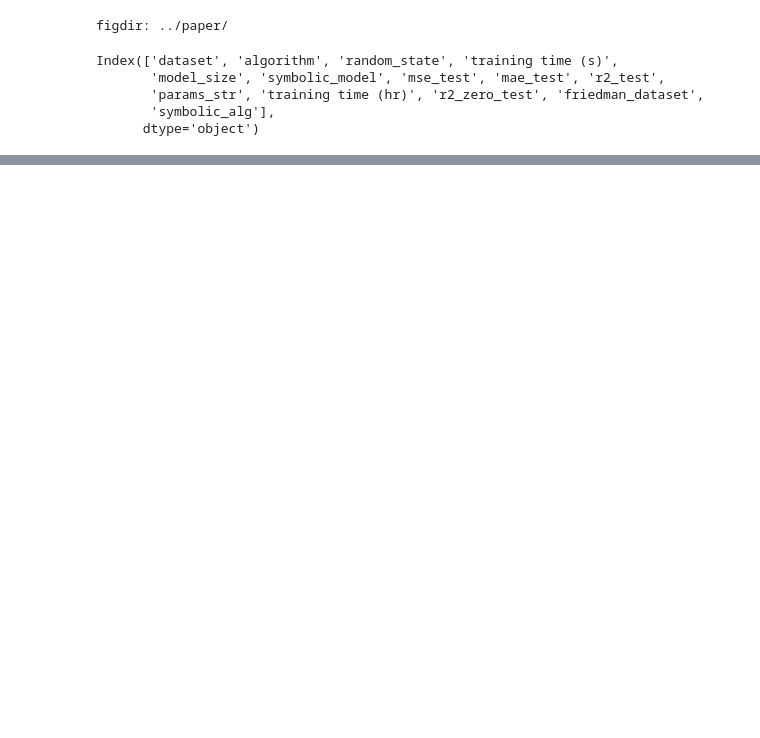
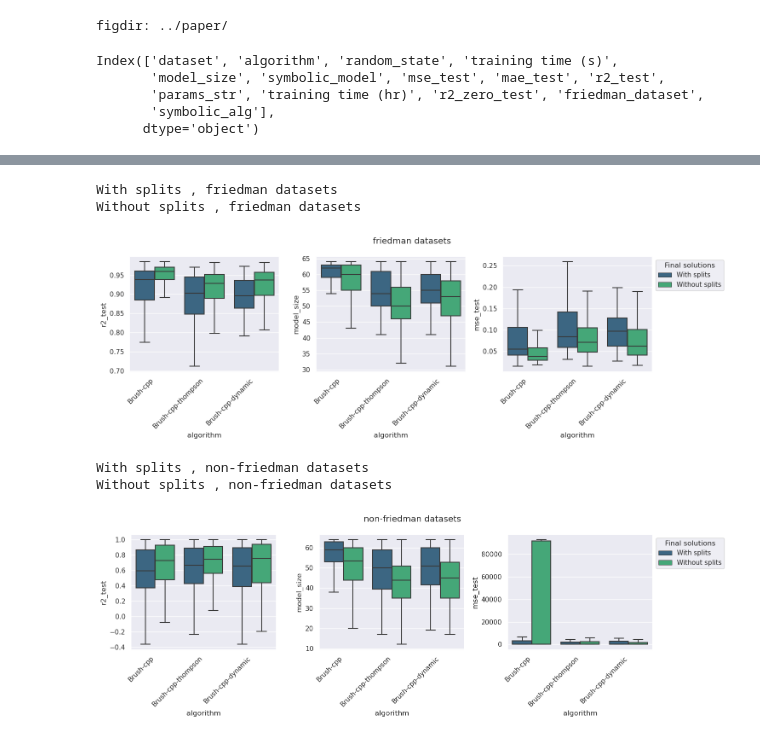
Before and after one commit to gAldeia/srbench, a Jupyter notebook: postprocessing/inspecting_models.ipynb, the cells around one changed output, grey strips where cells are left out. Saved outputs shown, nothing was run; the diff lists cells and outputs as text; code cells hidden in the pictures; blank space fills up the shorter version.

```diff
--- a/postprocessing/inspecting_models.ipynb
+++ b/postprocessing/inspecting_models.ipynb
@@ -355,0 +409,75 @@ ValueError: cannot insert algorithm, already exists
+# %%
+for fri in [True, False]:
+    both = []
+    for f, name in [(frames, "With splits"),
+                    (frames_without, "Without splits")]:
+
+        # Combine dataframes from both lists
+        df_combined = pd.concat(f, ignore_index=True)
+
+        if fri:
+            df_combined = df_combined[df_combined.dataset.str.contains("_fri_")]
+        else:
+            df_combined = df_combined[~df_combined.dataset.str.contains("_fri_")]
+
+        df_combined['Final solutions'] = name
+        both.append(df_combined)
+
+        print(name, ',', 'friedman' if fri else 'non-friedman', 'datasets')
+        # display(df_combined)
+
+        # # Create a figure with two subplots
+        # fig, axs = plt.subplots(1, 3, figsize=(15, 5))
+
+        # sns.boxplot(x='algorithm', y='r2_test', data=df_combined, ax=axs[0], showfliers=False)
+        # sns.boxplot(x='algorithm', y='model_size', data=df_combined, ax=axs[1], showfliers=False)
+        # sns.boxplot(x='algorithm', y='mse_test', data=df_combined, ax=axs[2], showfliers=False)
+
+        # axs[0].set_xticklabels(axs[0].get_xticklabels(), rotation=45, ha='right')
+        # axs[1].set_xticklabels(axs[1].get_xticklabels(), rotation=45, ha='right')
+        # axs[2].set_xticklabels(axs[2].get_xticklabels(), rotation=45, ha='right')
+
+        # # axs[0].set_ylim(0.25, 1.0)
+        # # axs[1].set_ylim(10, 65)
+        # # axs[2].set_ylim(0, 2)
+
+        # # Layout so plots do not overlap
+        # plt.tight_layout()
+
+        # # Show the plot
+        # plt.show()
+
+    # plotting both together
+    df_both = pd.concat(both, ignore_index=True)
+
+    fig, axs = plt.subplots(1, 3, figsize=(15, 5))
+
+    sns.boxplot(x='algorithm', y='r2_test', hue='Final solutions', data=df_both, ax=axs[0], showfliers=False, palette='viridis')
+    sns.boxplot(x='algorithm', y='model_size', hue='Final solutions', data=df_both, ax=axs[1], showfliers=False, palette='viridis')
+    sns.boxplot(x='algorithm', y='mse_test', hue='Final solutions', data=df_both, ax=axs[2], showfliers=False, palette='viridis')
+
+    axs[0].set_xticklabels(axs[0].get_xticklabels(), rotation=45, ha='right')
+    axs[1].set_xticklabels(axs[1].get_xticklabels(), rotation=45, ha='right')
+    axs[2].set_xticklabels(axs[2].get_xticklabels(), rotation=45, ha='right')
+
+    fig.suptitle(' '.join(['friedman' if fri else 'non-friedman', 'datasets']))
+    # axs[0].set_ylim(0.25, 1.0)
+    # axs[1].set_ylim(10, 65)
+    # axs[2].set_ylim(0, 2)
+
+    axs[0].get_legend().set_visible(False)
+    axs[1].get_legend().set_visible(False)
+    sns.move_legend(axs[2], "upper left", bbox_to_anchor=(1, 1))
+
+    # Layout so plots do not overlap
+    plt.tight_layout()
+
+    # Show the plot
+    plt.show()
+# %% [output]
+With splits , friedman datasets
+Without splits , friedman datasets
+[figure, added]
+With splits , non-friedman datasets
+Without splits , non-friedman datasets
+[figure, added]
```
Also changed, not shown: parts of 10 cells of this notebook, 7 other files.
